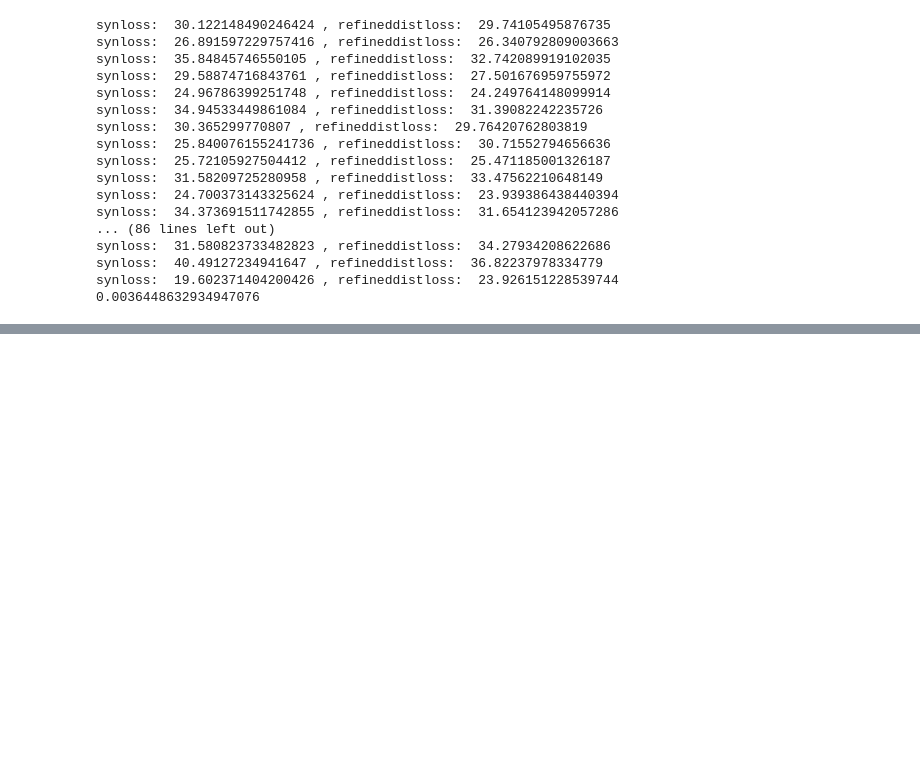
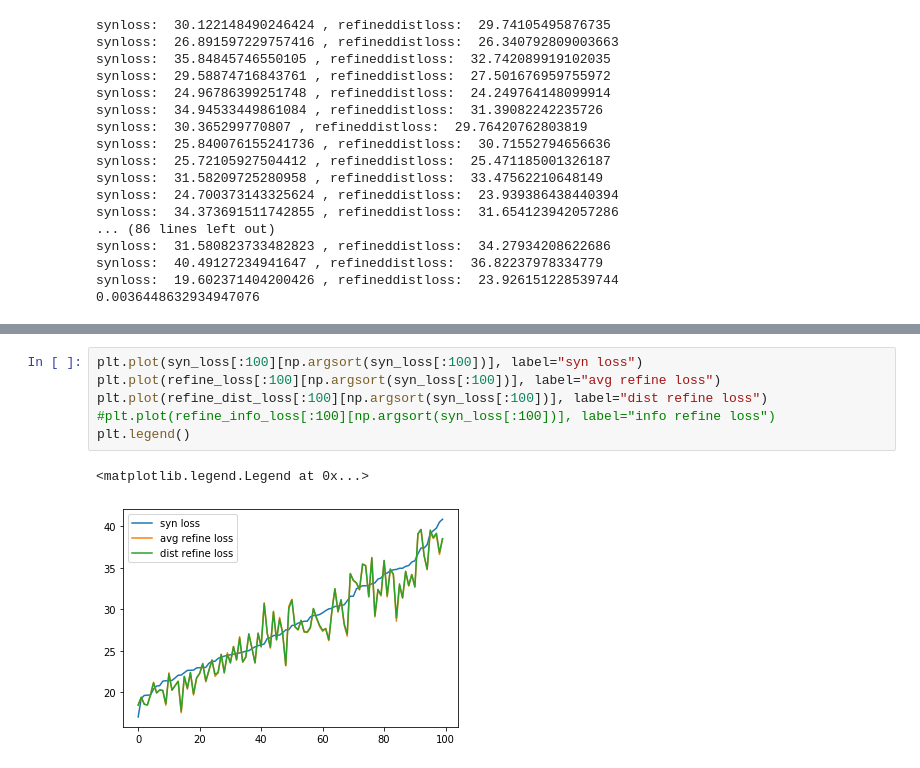
Before and after one commit to DanDoge/FYP, a Jupyter notebook: rendering/2d3d_matching.ipynb, the cells around one changed output, grey strips where cells are left out. Saved outputs shown, nothing was run; the diff lists cells and outputs as text; blank space fills up the shorter version.

```diff
--- a/rendering/2d3d_matching.ipynb
+++ b/rendering/2d3d_matching.ipynb
@@ -296,0 +315,9 @@ print(np.mean(refine_info_loss) / 256. * 3)
+# %%
+plt.plot(syn_loss[:100][np.argsort(syn_loss[:100])], label="syn loss")
+plt.plot(refine_loss[:100][np.argsort(syn_loss[:100])], label="avg refine loss")
+plt.plot(refine_dist_loss[:100][np.argsort(syn_loss[:100])], label="dist refine loss")
+#plt.plot(refine_info_loss[:100][np.argsort(syn_loss[:100])], label="info refine loss")
+plt.legend()
+# %% [output]
+<matplotlib.legend.Legend at 0x...>
+[figure, added]
```
Also changed, not shown: parts of 3 cells of this notebook.
